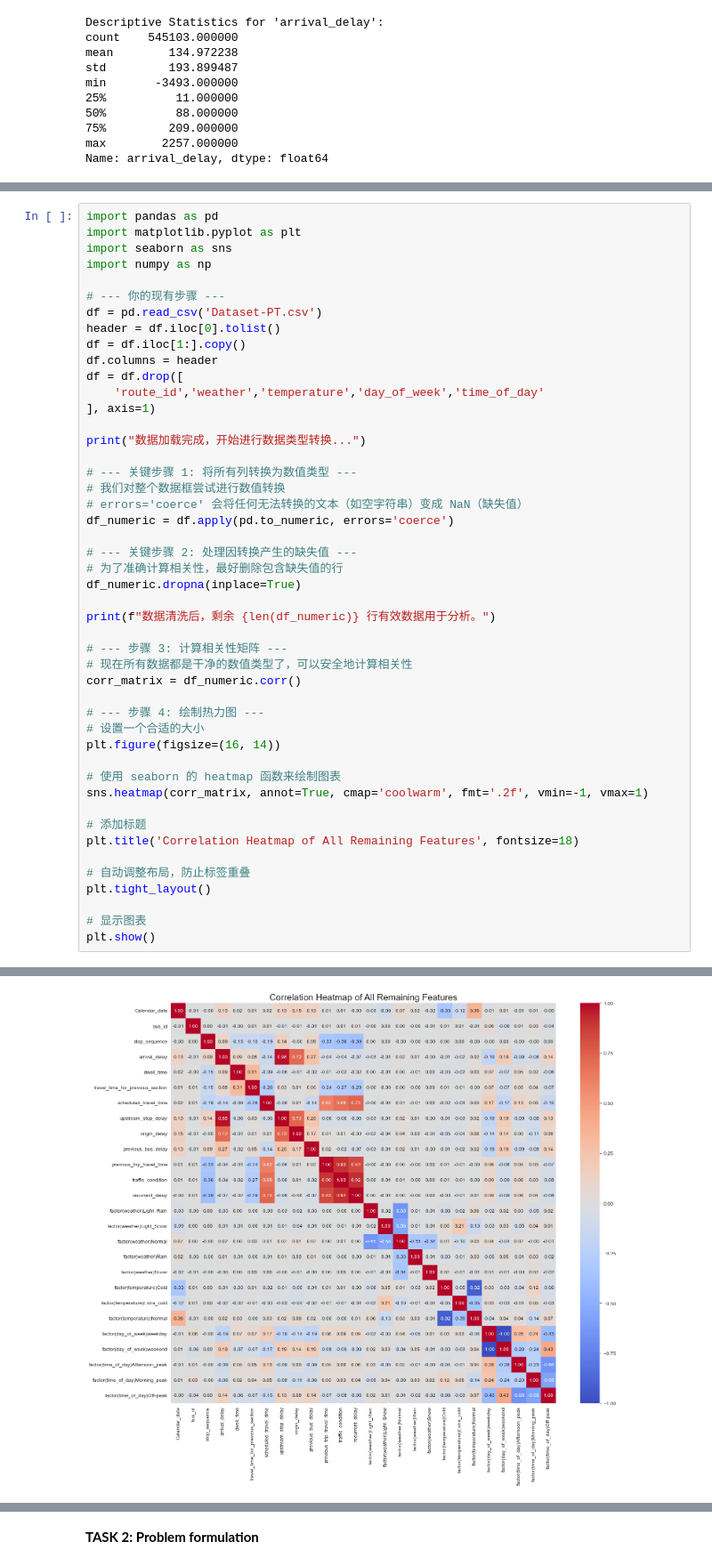
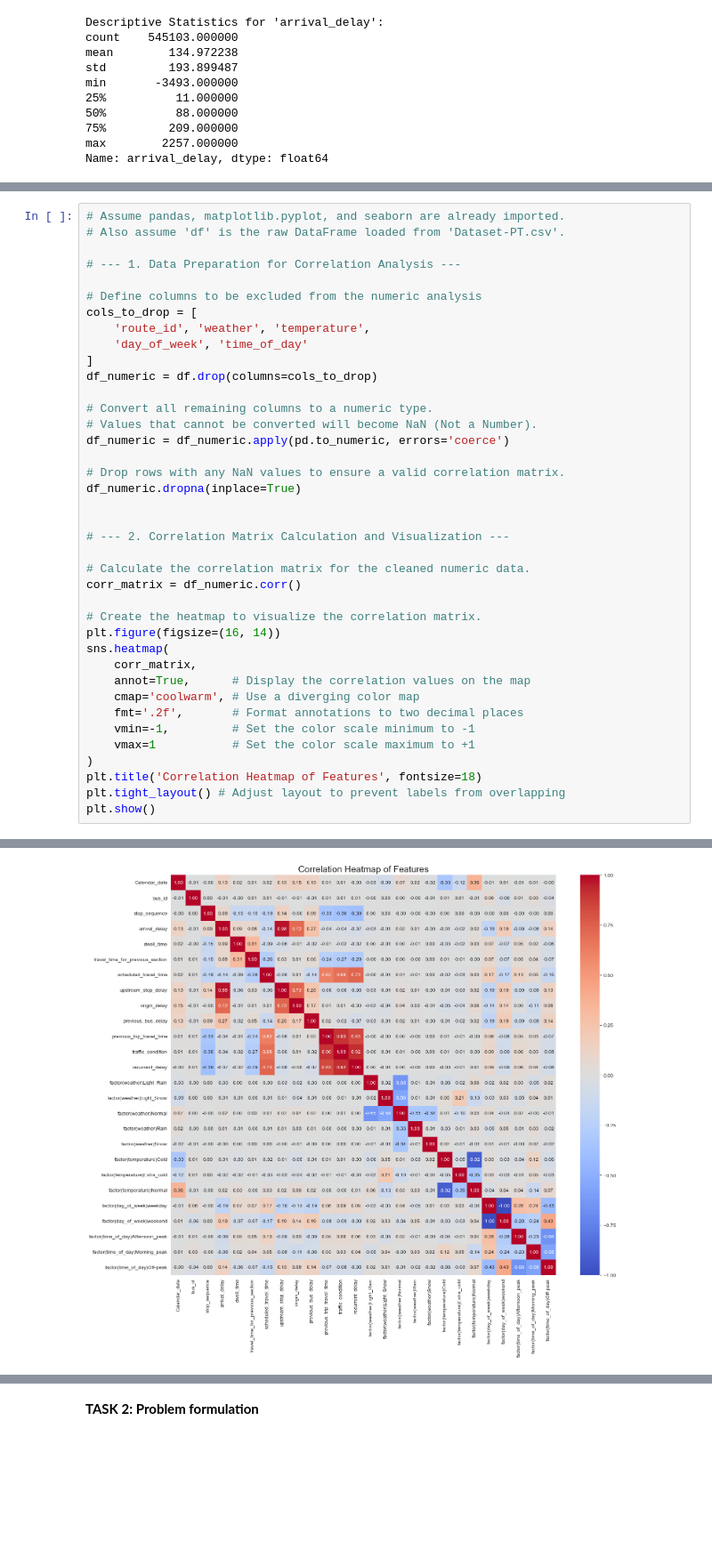
Before and after one commit to Guanzhou-huN/AH2179, a Jupyter notebook: Final Project/Final Project_2.ipynb, the cells around one changed output, grey strips where cells are left out. Shown at 89% size. Cells and saved outputs as stored; diff of their text form; blank space fills up the shorter version.

```diff
--- a/Final Project/Final Project_2.ipynb
+++ b/Final Project/Final Project_2.ipynb
@@ -152,50 +145,42 @@ plt.show()
 --- Starting Spatial Analysis: Delay by Stop Sequence ---
 [figure]
 # %%
-import pandas as pd
-import matplotlib.pyplot as plt
-import seaborn as sns
-import numpy as np
+# Assume pandas, matplotlib.pyplot, and seaborn are already imported.
+# Also assume 'df' is the raw DataFrame loaded from 'Dataset-PT.csv'.
 
-# --- 你的现有步骤 ---
-df = pd.read_csv('Dataset-PT.csv')
-header = df.iloc[0].tolist()
-df = df.iloc[1:].copy()
-df.columns = header
-df = df.drop([
-    'route_id','weather','temperature','day_of_week','time_of_day'
-], axis=1)
+# --- 1. Data Preparation for Correlation Analysis ---
 
-print("数据加载完成，开始进行数据类型转换...")
+# Define columns to be excluded from the numeric analysis
+cols_to_drop = [
+    'route_id', 'weather', 'temperature',
+    'day_of_week', 'time_of_day'
+]
+df_numeric = df.drop(columns=cols_to_drop)
 
-# --- 关键步骤 1: 将所有列转换为数值类型 ---
-# 我们对整个数据框尝试进行数值转换
-# errors='coerce' 会将任何无法转换的文本（如空字符串）变成 NaN（缺失值）
-df_numeric = df.apply(pd.to_numeric, errors='coerce')
+# Convert all remaining columns to a numeric type.
+# Values that cannot be converted will become NaN (Not a Number).
+df_numeric = df_numeric.apply(pd.to_numeric, errors='coerce')
 
-# --- 关键步骤 2: 处理因转换产生的缺失值 ---
-# 为了准确计算相关性，最好删除包含缺失值的行
+# Drop rows with any NaN values to ensure a valid correlation matrix.
 df_numeric.dropna(inplace=True)
 
-print(f"数据清洗后，剩余 {len(df_numeric)} 行有效数据用于分析。")
 
-# --- 步骤 3: 计算相关性矩阵 ---
-# 现在所有数据都是干净的数值类型了，可以安全地计算相关性
+# --- 2. Correlation Matrix Calculation and Visualization ---
+
+# Calculate the correlation matrix for the cleaned numeric data.
 corr_matrix = df_numeric.corr()
 
-# --- 步骤 4: 绘制热力图 ---
-# 设置一个合适的大小
+# Create the heatmap to visualize the correlation matrix.
 plt.figure(figsize=(16, 14))
-
-# 使用 seaborn 的 heatmap 函数来绘制图表
-sns.heatmap(corr_matrix, annot=True, cmap='coolwarm', fmt='.2f', vmin=-1, vmax=1)
-
-# 添加标题
-plt.title('Correlation Heatmap of All Remaining Features', fontsize=18)
-
-# 自动调整布局，防止标签重叠
-plt.tight_layout()
-
-# 显示图表
+sns.heatmap(
+    corr_matrix,
+    annot=True,      # Display the correlation values on the map
+    cmap='coolwarm', # Use a diverging color map
+    fmt='.2f',       # Format annotations to two decimal places
+    vmin=-1,         # Set the color scale minimum to -1
+    vmax=1           # Set the color scale maximum to +1
+)
+plt.title('Correlation Heatmap of Features', fontsize=18)
+plt.tight_layout() # Adjust layout to prevent labels from overlapping
 plt.show()
 # %% [output]
@@ -204,2 +187,2 @@ plt.show()
-[figure, old version]
+[figure, new version]
 # %%
```
Also changed, not shown: parts of 32 cells of this notebook.
